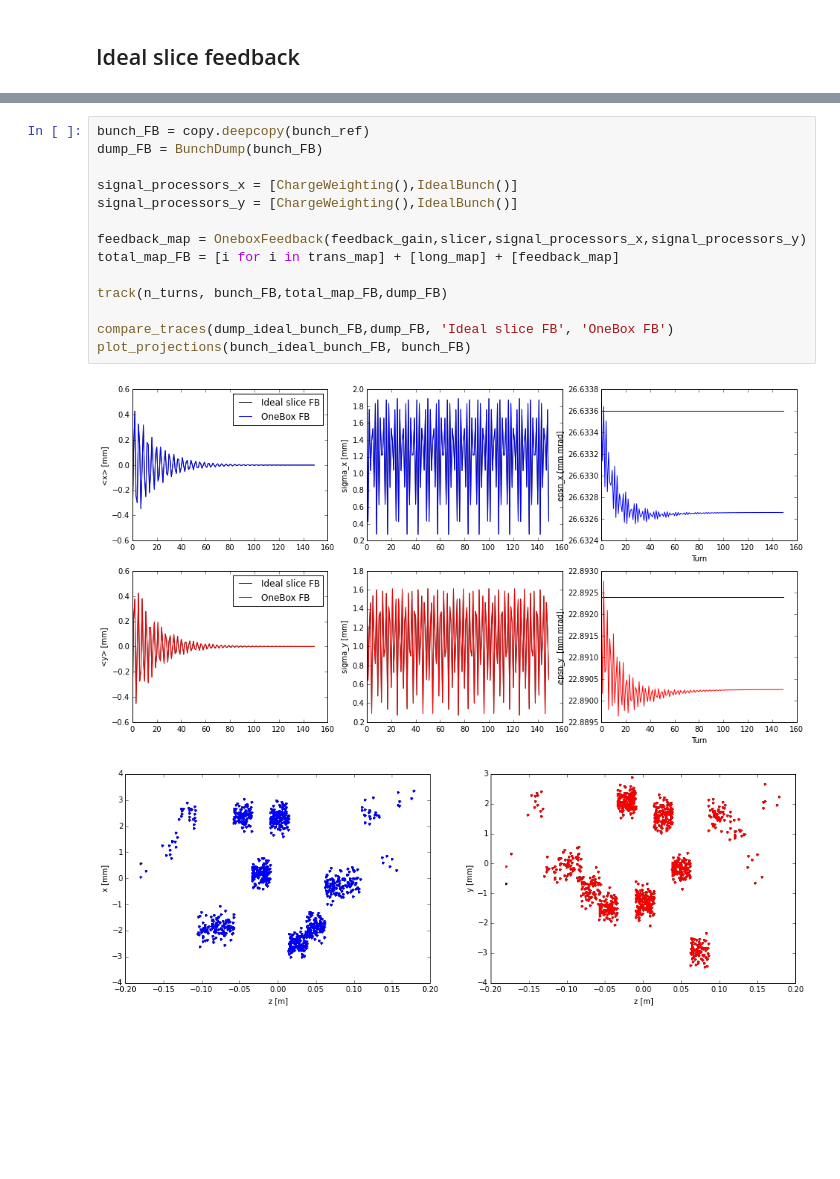
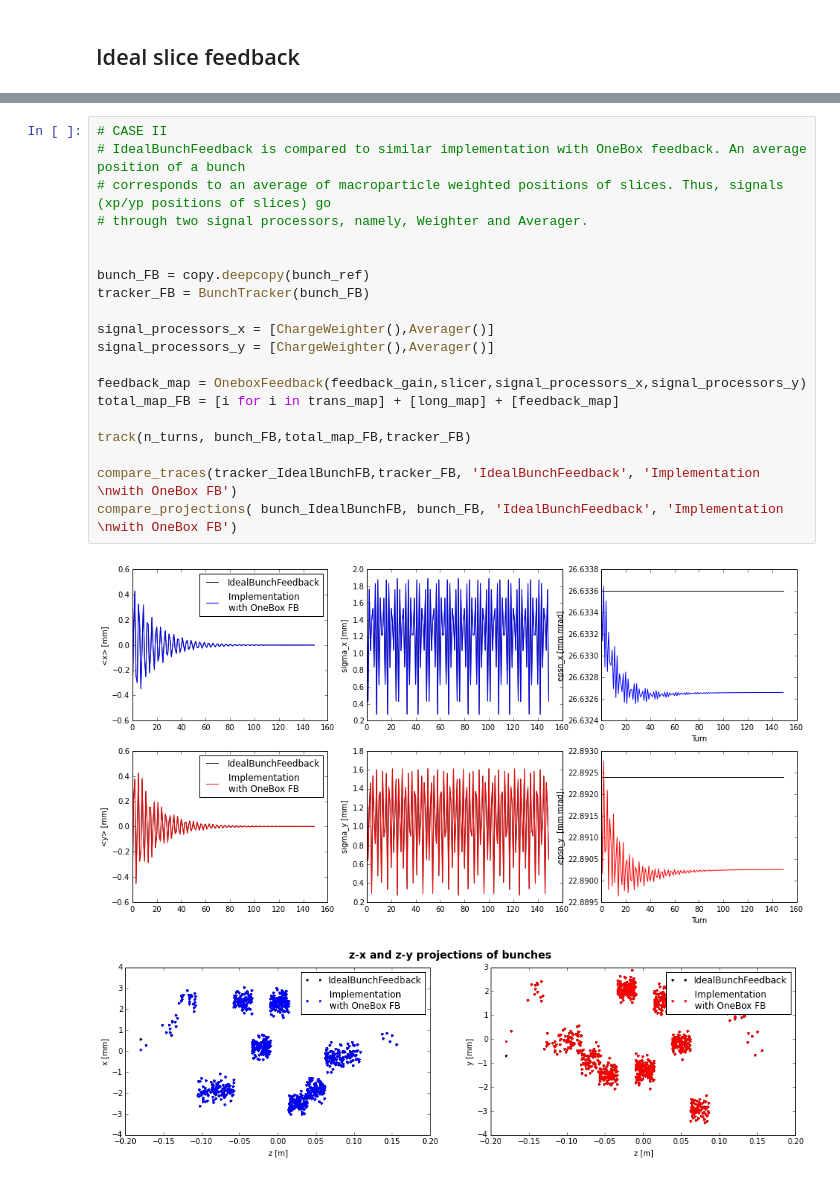
Before and after one commit to jkomppula/PyHEADTAIL_feedback, a Jupyter notebook: interactive-tests/onebox_feedback.ipynb, the cells around one changed output, grey strips where cells are left out. Drawn from its saved outputs; the diff is of its cells as text; blank space fills up the shorter version.

```diff
--- a/interactive-tests/onebox_feedback.ipynb
+++ b/interactive-tests/onebox_feedback.ipynb
@@ -282,17 +304,23 @@ plot_projections( bunch_ideal_slice_FB, bunch_FB)
-# %%
-bunch_FB = copy.deepcopy(bunch_ref)
-dump_FB = BunchDump(bunch_FB)
-
-signal_processors_x = [ChargeWeighting(),IdealBunch()]
-signal_processors_y = [ChargeWeighting(),IdealBunch()]
-
-feedback_map = OneboxFeedback(feedback_gain,slicer,signal_processors_x,signal_processors_y)
-total_map_FB = [i for i in trans_map] + [long_map] + [feedback_map]
-
-track(n_turns, bunch_FB,total_map_FB,dump_FB)
-
-compare_traces(dump_ideal_bunch_FB,dump_FB, 'Ideal slice FB', 'OneBox FB')
-plot_projections(bunch_ideal_bunch_FB, bunch_FB)
-# %% [output]
-[figure, removed]
-[figure, removed]
+# %%
+# CASE II
+# IdealBunchFeedback is compared to similar implementation with OneBox feedback. An average position of a bunch
+# corresponds to an average of macroparticle weighted positions of slices. Thus, signals (xp/yp positions of slices) go
+# through two signal processors, namely, Weighter and Averager.
+
+
+bunch_FB = copy.deepcopy(bunch_ref)
+tracker_FB = BunchTracker(bunch_FB)
+
+signal_processors_x = [ChargeWeighter(),Averager()]
+signal_processors_y = [ChargeWeighter(),Averager()]
+
+feedback_map = OneboxFeedback(feedback_gain,slicer,signal_processors_x,signal_processors_y)
+total_map_FB = [i for i in trans_map] + [long_map] + [feedback_map]
+
+track(n_turns, bunch_FB,total_map_FB,tracker_FB)
+
+compare_traces(tracker_IdealBunchFB,tracker_FB, 'IdealBunchFeedback', 'Implementation \nwith OneBox FB')
+compare_projections( bunch_IdealBunchFB, bunch_FB, 'IdealBunchFeedback', 'Implementation \nwith OneBox FB')
+# %% [output]
+[figure, added]
+[figure, added]
```
Also changed, not shown: parts of 11 cells of this notebook, 3 other files.
